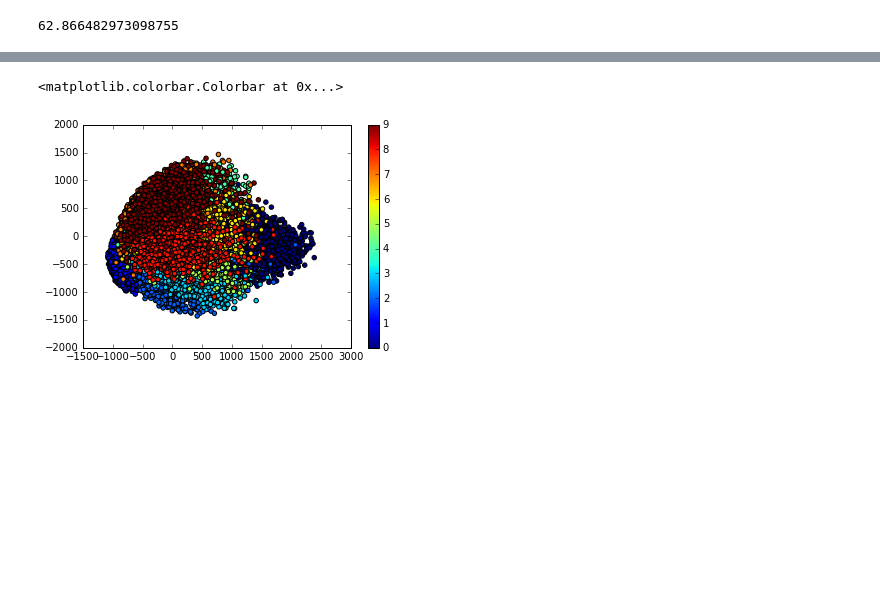
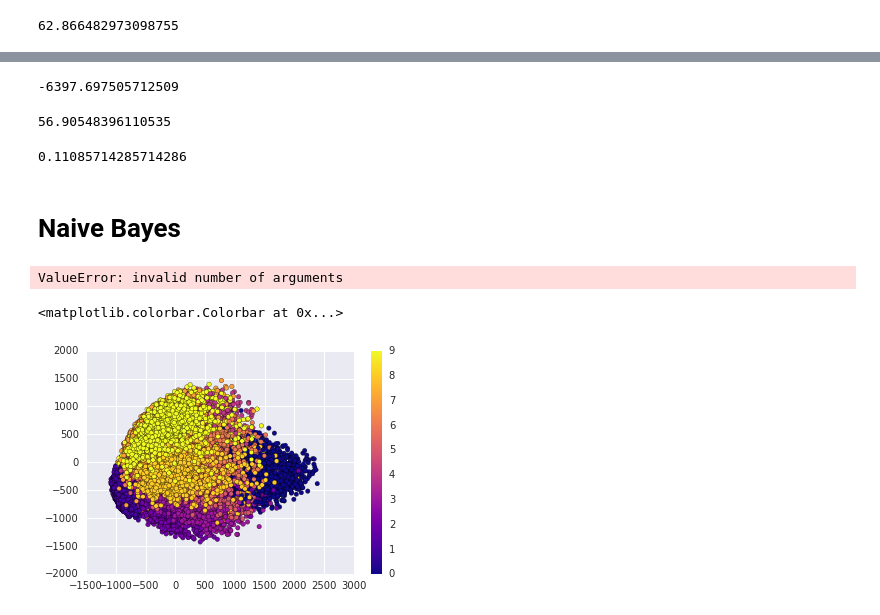
Before and after one commit to piyush-karande/sklearn_practice, a Jupyter notebook: sklearn_mnist_3.ipynb, the cells around one changed output, grey strips where cells are left out. Cells and saved outputs as stored; diff of their text form; code cells hidden in the pictures; blank space fills up the shorter version.

Commit message:
made changes to mnist

```diff
--- a/sklearn_mnist_3.ipynb
+++ b/sklearn_mnist_3.ipynb
@@ -12,7 +15,7 @@ mnist = fetch_mldata('MNIST Original')
 # %%
 X = mnist.data
 y = mnist.target
-pca = PCA()
+pca = RandomizedPCA()
 
 x_pca = pca.fit_transform(X)
 # %%
@@ -90,15 +111,56 @@ svm.SVC
+# %%
+svc = svm.SVC(C=100)
+X = x_pca[:,0:50]
+y = mnist.target
+
+X_train, X_test, y_train, y_test = train_test_split(X,y,test_size=0.1)
+
+start = timeit.time.time()
+svc.fit(X_train,y_train)
+end = timeit.time.time()
+
+start-end
+# %% [output]
+-6397.697505712509
+# %%
+start = timeit.time.time()
+y_pred = svc.predict(X_test)
+end = timeit.time.time()
+
+end-start
+# %% [output]
+56.90548396110535
+# %%
+from sklearn.metrics import accuracy_score
+accuracy_score(y_test, y_pred)
+# %% [output]
+0.11085714285714286
+# %% [markdown]
+# Naive Bayes
+# %%
+from sklearn.naive_bayes import MultinomialNB
+
+nb = MultinomialNB()
+start = timeit.time.time()
+nb.fit(np.add(X_train+0.5),y_train)
+end = timeit.time.time()
+
+y_pred = nb.predict(X_test)
+accuracy_score(y_test, y_pred)
+# %% [output]
+ValueError: invalid number of arguments
 # %%
-digit_0 = X[np.argwhere(target==2), 0:2]
+digit_0 = X[np.argwhere(y==2), 0:2]
 digit_0 = digit_0.squeeze(axis=1)
 
-digit_1 = X[np.argwhere(target==1), 0:2]
+digit_1 = X[np.argwhere(y==1), 0:2]
 digit_1 = digit_1.squeeze(axis=1)
 
-plt.scatter(X[:,0],X[:,1], c=target)
+plt.scatter(X[:,0],X[:,1], c=y, cmap= plt.cm.plasma)
 plt.colorbar()
 # %% [output]
 <matplotlib.colorbar.Colorbar at 0x...>
-[figure, old version]
+[figure, new version]
 # %%
 from sklearn.neighbors import KNeighborsClassifier
 from sklearn.cross_validation import cross_val_score
```
Also changed, not shown: parts of 9 cells of this notebook, 1 other file.
